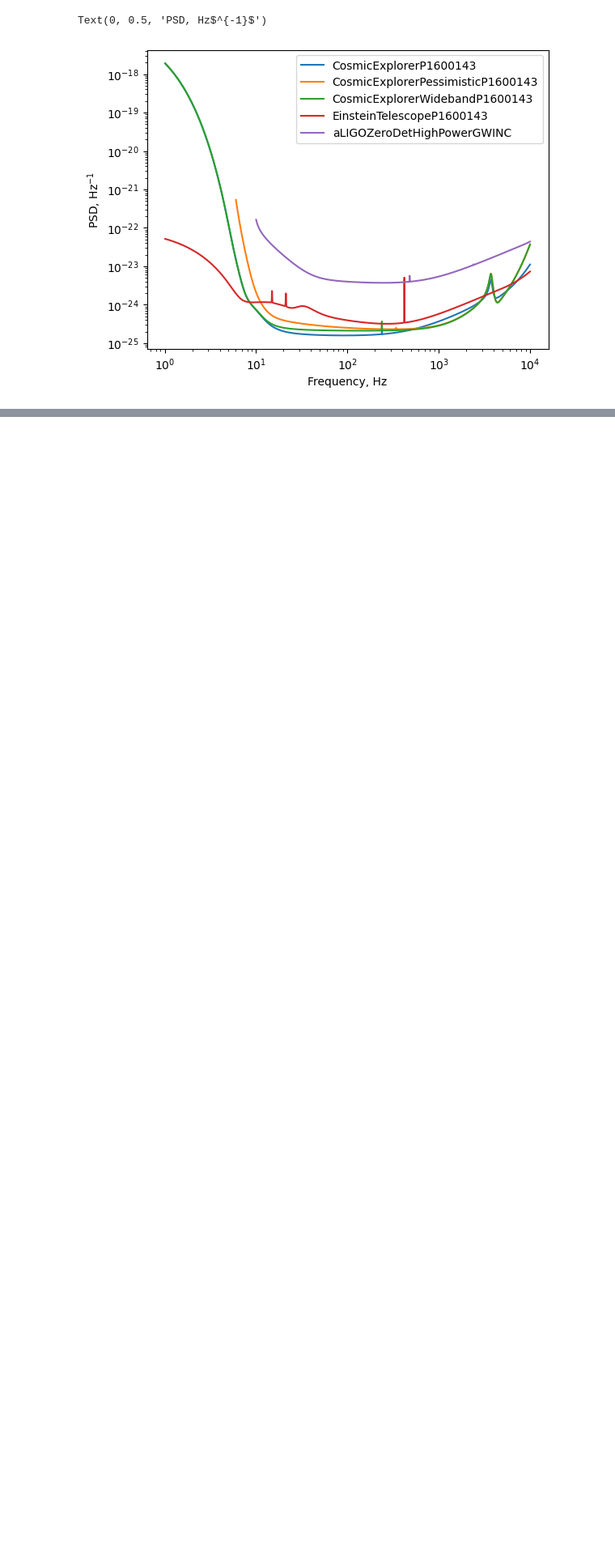
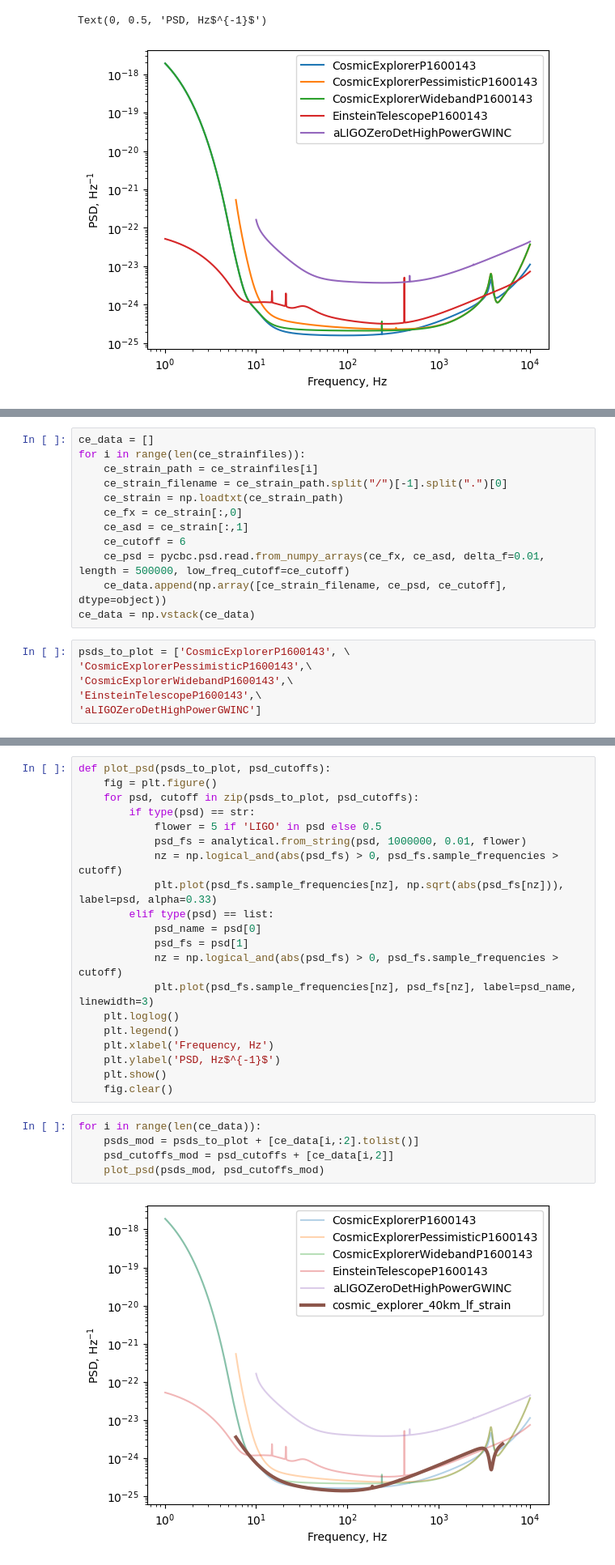
Before and after one commit to icg-gravwaves/3g_low_latency, a Jupyter notebook: template_bank/plot_psds.ipynb, the cells around one changed output, grey strips where cells are left out. Shown: that part at 81% size. Cells and saved outputs as stored; diff of their text form; blank space fills up the shorter version.

Commit message:
add psd plots for updated CE strain

```diff
--- a/template_bank/plot_psds.ipynb
+++ b/template_bank/plot_psds.ipynb
@@ -45,0 +74,18 @@ Text(0, 0.5, 'PSD, Hz$^{-1}$')
+# %%
+ce_data = []
+for i in range(len(ce_strainfiles)):
+    ce_strain_path = ce_strainfiles[i]
+    ce_strain_filename = ce_strain_path.split("/")[-1].split(".")[0]
+    ce_strain = np.loadtxt(ce_strain_path)
+    ce_fx = ce_strain[:,0]
+    ce_asd = ce_strain[:,1]
+    ce_cutoff = 6
+    ce_psd = pycbc.psd.read.from_numpy_arrays(ce_fx, ce_asd, delta_f=0.01, length = 500000, low_freq_cutoff=ce_cutoff)
+    ce_data.append(np.array([ce_strain_filename, ce_psd, ce_cutoff], dtype=object))
+ce_data = np.vstack(ce_data)
+# %%
+psds_to_plot = ['CosmicExplorerP1600143', \
+'CosmicExplorerPessimisticP1600143',\
+'CosmicExplorerWidebandP1600143',\
+'EinsteinTelescopeP1600143',\
+'aLIGOZeroDetHighPowerGWINC']
@@ -45,0 +98,27 @@ Text(0, 0.5, 'PSD, Hz$^{-1}$')
+# %%
+def plot_psd(psds_to_plot, psd_cutoffs):
+    fig = plt.figure()
+    for psd, cutoff in zip(psds_to_plot, psd_cutoffs):
+        if type(psd) == str:
+            flower = 5 if 'LIGO' in psd else 0.5
+            psd_fs = analytical.from_string(psd, 1000000, 0.01, flower)
+            nz = np.logical_and(abs(psd_fs) > 0, psd_fs.sample_frequencies > cutoff)
+            plt.plot(psd_fs.sample_frequencies[nz], np.sqrt(abs(psd_fs[nz])), label=psd, alpha=0.33)
+        elif type(psd) == list:
+            psd_name = psd[0]
+            psd_fs = psd[1]
+            nz = np.logical_and(abs(psd_fs) > 0, psd_fs.sample_frequencies > cutoff)
+            plt.plot(psd_fs.sample_frequencies[nz], psd_fs[nz], label=psd_name, linewidth=3)
+    plt.loglog()
+    plt.legend()
+    plt.xlabel('Frequency, Hz')
+    plt.ylabel('PSD, Hz$^{-1}$')
+    plt.show()
+    fig.clear()
+# %%
+for i in range(len(ce_data)):
+    psds_mod = psds_to_plot + [ce_data[i,:2].tolist()]
+    psd_cutoffs_mod = psd_cutoffs + [ce_data[i,2]]
+    plot_psd(psds_mod, psd_cutoffs_mod)
+# %% [output]
+[figure, added]
```
Also changed, not shown: parts of 4 cells of this notebook, 1 other file.
